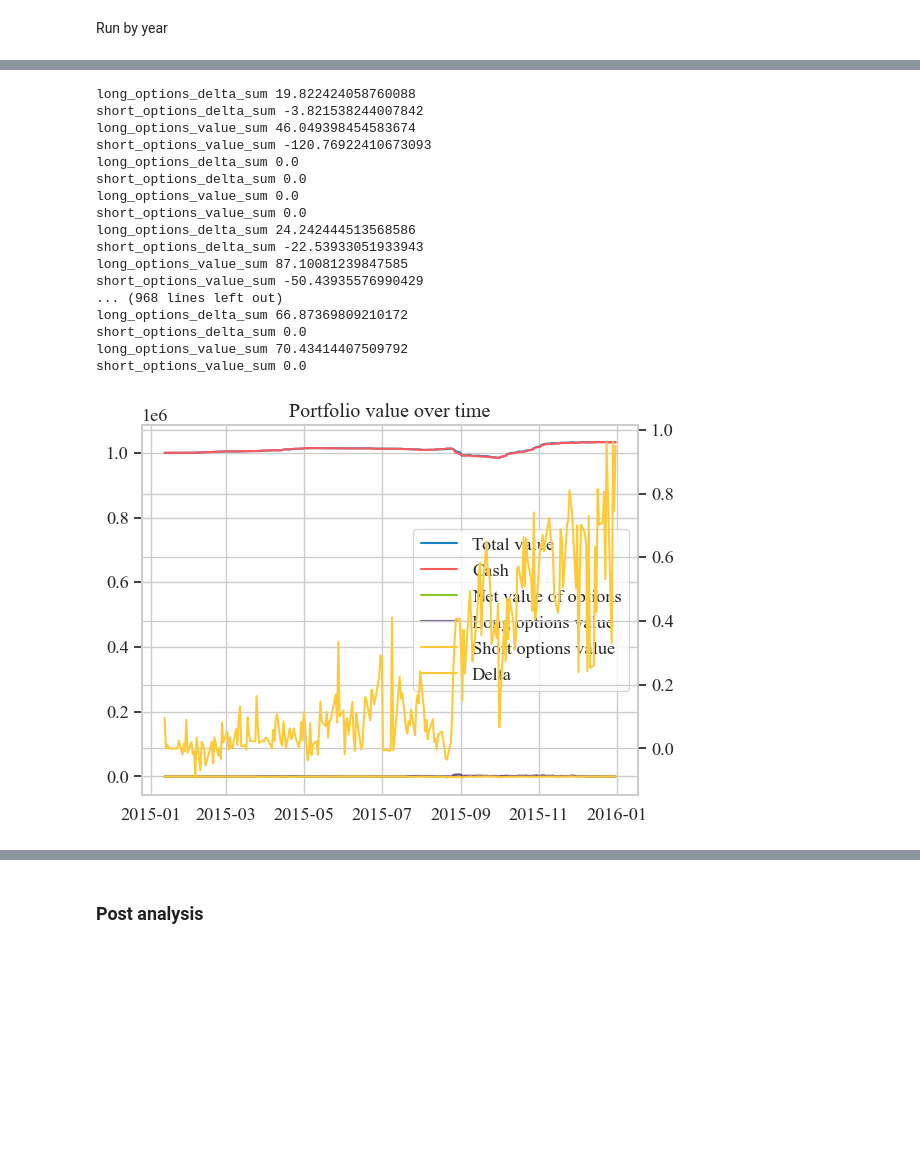
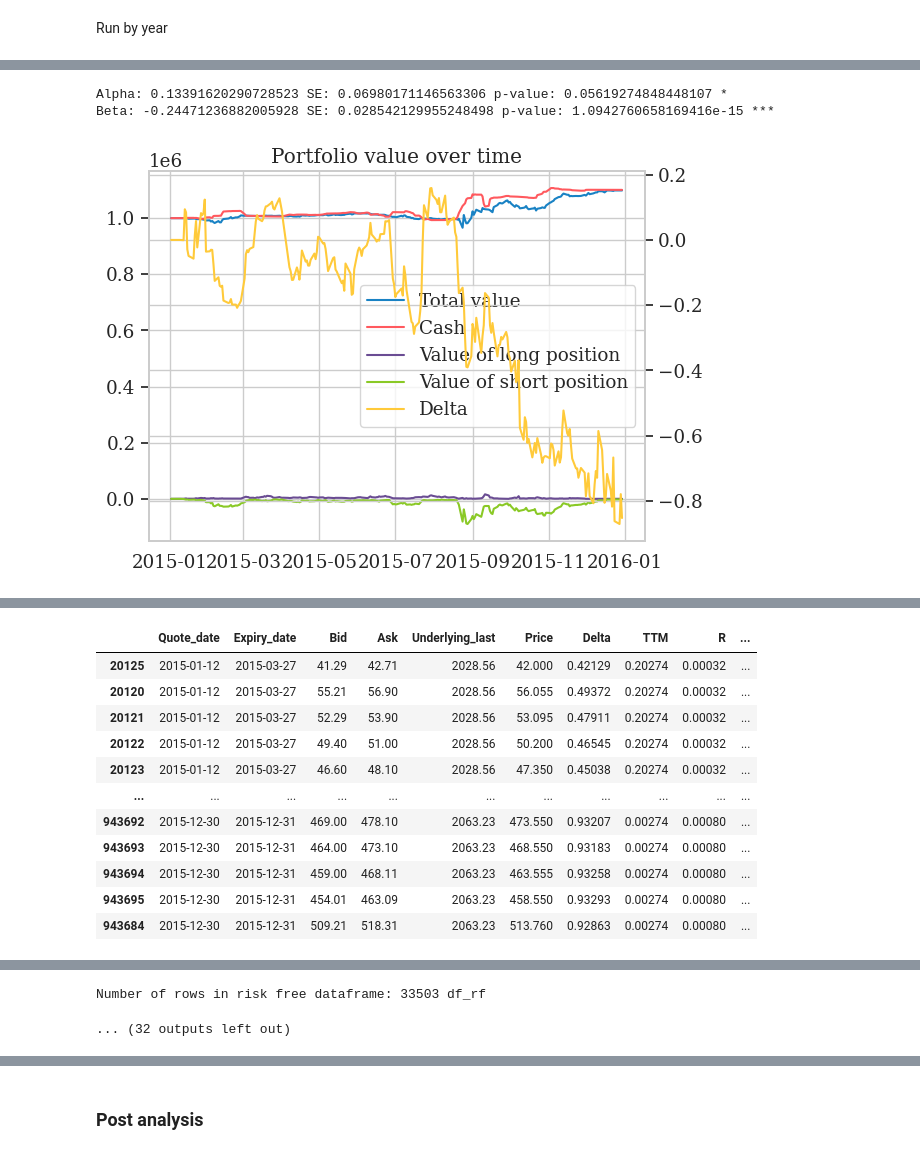
Before and after one commit to erlend-rygg/deep-learning-for-option-pricing, a Jupyter notebook: results_analysis/backtesting/backtesting_v15.ipynb, the cells around one changed output, grey strips where cells are left out. Saved outputs shown, nothing was run; the diff lists cells and outputs as text; code cells hidden in the pictures; blank space fills up the shorter version.

```diff
--- a/results_analysis/backtesting/backtesting_v15.ipynb
+++ b/results_analysis/backtesting/backtesting_v15.ipynb
@@ -103,3 +103,8 @@ print(len(df))
+# %%
+df_combined = pd.merge(df_options, df, how='left', on=['Quote_date', 'Expiry_date', 'Strike', 'Option_ID'])
+# Keep only Quote_date, expiry_date, Bid, Ask, Underlying_last and Option_ID from df_options and only the Prediction column from df
+df_combined = df_combined[['Quote_date', 'Expiry_date', 'Bid_x', 'Ask_x', 'Underlying_last_x', "Price_x", "Delta_x", "TTM_x", "R_x", 'Option_ID', 'Prediction']]
+df_combined = df_combined.rename(columns={'Bid_x': 'Bid', 'Ask_x': 'Ask', 'Underlying_last_x': 'Underlying_last', 'Price_x': 'Price', 'Delta_x': 'Delta', 'TTM_x': 'TTM', 'R_x': 'R'})
 # %% [markdown]
 # Trading functions
 # %%
@@ -142,7 +147,7 @@ def trader(df, buy_signal, sell_signal, starting_balance, price_cap_lower, inves
         position = position_dict[row['Option_ID']]
 
         # If price below cap, do nothing
-        if row["Price"] < price_cap_lower:
+        if row["Bid"] < price_cap_lower:
             row["Position_this_opt"] = position
             row["Balance"] = balance
             position_dict[row['Option_ID']] = position
@@ -156,7 +161,7 @@ def trader(df, buy_signal, sell_signal, starting_balance, price_cap_lower, inves
             net_ratio = (number_of_long_positions - number_of_short_positions) / (number_of_long_positions + number_of_short_positions)
 
         # Buy
-        if row['Signal'] == 1 and position <= 0 and row["Quote_date"] != row["Expiry_date"] and balance > 100 and net_ratio < long_short_ratio and row["Ask"] != 0:
+        if row['Signal'] == 1 and position <= 0 and row["Quote_date"] != row["Expiry_date"] and balance > 100 and net_ratio < long_short_ratio and row["Ask"] != 0 and row["Prediction"] != np.nan:
             amount_to_invest = balance * investment_ratio
             if amount_to_invest <= balance:
                 balance -= amount_to_invest * (1 + fee)
@@ -165,7 +170,7 @@ def trader(df, buy_signal, sell_signal, starting_balance, price_cap_lower, inves
                 entry_prices[row['Option_ID']] = row['Ask']
 
         # Sell
-        elif row['Signal'] == -1 and position >= 0 and row["Quote_date"] != row["Expiry_date"] and balance > 100 and net_ratio > -long_short_ratio and row["Bid"] != 0:
+        elif row['Signal'] == -1 and position >= 0 and row["Quote_date"] != row["Expiry_date"] and balance > 100 and net_ratio > -long_short_ratio and row["Bid"] != 0 and row["Prediction"] != np.nan:
             amount_to_sell = balance * investment_ratio
             balance += amount_to_sell * (1 - fee)
             position -= amount_to_sell / row['Bid']
@@ -274,13 +299,0 @@ def sharpe_ratio_monthly(df):
-# %%
-def sortino_ratio(df):
-    df_sharpe = df.copy()
-    # Make dataframe with 1M risk free rate
-
-    df_rf = df_sharpe.loc[(df_sharpe["TTM"] >= 28) & (df_sharpe["TTM"] <= 32)]  # Get the rows with TTM close to one month
-    df_rf = df_rf.groupby('Quote_date').last()["R"]
-
-    df_group = df.groupby('Quote_date').last()
-    df_group['Excess_Returns'] = df_group['Total_value'].pct_change() - df_rf / 252
-
-    sortino_ratio = np.sqrt(252) * (df_group["Excess_Returns"].mean() / df_group.loc[df_group["Excess_Returns"] < 0, "Excess_Returns"].std())
-    return sortino_ratio
@@ -397,11 +462,11 @@ Run by year
 if run_optimizing == False:
     # Initialize an empty DataFrame to store the results
     results = pd.DataFrame(columns=["Year", "Starting balance", "Ending balance", "Profit", "Profit per trade", "Profit per trading day",
-                                    "Sharpe ratio", "Sortino ratio", "CAPM alpha", "Annualized return in percent", "Max drawdown"])
+                                    "Sharpe ratio", "Sortino ratio", "Annualized return in percent", "Max drawdown", "CAPM alpha", "CAPM beta", "CAPM alpha p-value", "CAPM beta p-value"])
 
     # Get the list of years present in the data
-    df['Quote_date'] = pd.to_datetime(df['Quote_date'])
-    years = df['Quote_date'].dt.year.unique()
+    df_combined['Quote_date'] = pd.to_datetime(df_combined['Quote_date'])
+    years = df_combined['Quote_date'].dt.year.unique()
 
     # Sort the years
     years.sort()
@@ -409,7 +474,7 @@ if run_optimizing == False:
     total_dataframe_for_analysis = pd.DataFrame()
     # Iterate over each year
     for year in years:
-        df_year = df[df['Quote_date'].dt.year == year].copy()
+        df_year = df_combined[df_combined['Quote_date'].dt.year == year].copy()
 
         if not df_year.empty:
             # Execute operations
@@ -426,50 +491,44 @@ if run_optimizing == False:
             trading_days = df_year['Quote_date'].unique().shape[0] - 1
             profit_per_day = profit / trading_days
             num_days = (df_year['Quote_date'].max() - df_year['Quote_date'].min()).days
 
             annualized_return = ((ending_balance / starting_balance)**(365/num_days) - 1)*100
 
+            alpha, beta, alpha_std_err, beta_std_err, alpha_p_value, beta_p_value = capm(df_year)
+
             plot(df_year)
+
+            # Print number of nan values
+            # Drop all rows with nan values
+            df_year = df_year.dropna()
             # Create a DataFrame for this year's metrics
             year_metrics = pd.DataFrame({
                 "Year": [year],
                 "Starting balance": [starting_balance],
                 "Ending balance": [ending_balance.round(0)],
                 "Profit": [profit.round(0)],
                 "Profit per trade": [profit_per_trade.round(2)],
                 "Profit per trading day": [profit_per_day.round(2)],
                 "Sharpe ratio": [sharpe_ratio(df_year).round(2)],
                 "Sortino ratio": [sortino_ratio(df_year).round(2)],
-                "CAPM alpha": [capm_alpha(df_year).round(2)],
                 "Annualized return in percent": [annualized_return.round(2)],
-                "Max drawdown": [max_drawdown(df_year).round(2)]
+                "Max drawdown": [max_drawdown(df_year).round(2)],
+                "CAPM alpha": [alpha.round(2)],
+                "CAPM beta": [beta.round(2)],
+                "CAPM alpha p-value": [alpha_p_value.round(2)],
+                "CAPM beta p-value": [beta_p_value.round(2)]
             })
             # Add metrics to the results DataFrame
             results = pd.concat([results, year_metrics])
 
             total_dataframe_for_analysis = pd.concat([total_dataframe_for_analysis, df_year])
 
     # Reset index of the results DataFrame
     results.reset_index(drop=True, inplace=True)
 
     # Print the results DataFrame
     display(results)
 # %% [output]
-long_options_delta_sum 19.822424058760088
-short_options_delta_sum -3.821538244007842
-long_options_value_sum 46.049398454583674
-short_options_value_sum -120.76922410673093
-long_options_delta_sum 0.0
-short_options_delta_sum 0.0
-long_options_value_sum 0.0
-short_options_value_sum 0.0
-long_options_delta_sum 24.242444513568586
-short_options_delta_sum -22.53933051933943
-long_options_value_sum 87.10081239847585
-short_options_value_sum -50.43935576990429
-... (968 lines left out)
-long_options_delta_sum 66.87369809210172
-short_options_delta_sum 0.0
-long_options_value_sum 70.43414407509792
-short_options_value_sum 0.0
+Alpha: 0.13391620290728523 SE: 0.06980171146563306 p-value: 0.05619274848448107 *
+Beta: -0.24471236882005928 SE: 0.028542129955248498 p-value: 1.0942760658169416e-15 ***
-[figure, old version]
+[figure, new version]
@@ -493,0 +536,12 @@ short_options_value_sum 0.0
+|  | Quote_date | Expiry_date | Bid | Ask | Underlying_last | Price | Delta | TTM | R | ... |
+| 20125 | 2015-01-12 | 2015-03-27 | 41.29 | 42.71 | 2028.56 | 42.000 | 0.42129 | 0.20274 | 0.00032 | ... |
+| 20120 | 2015-01-12 | 2015-03-27 | 55.21 | 56.90 | 2028.56 | 56.055 | 0.49372 | 0.20274 | 0.00032 | ... |
+| 20121 | 2015-01-12 | 2015-03-27 | 52.29 | 53.90 | 2028.56 | 53.095 | 0.47911 | 0.20274 | 0.00032 | ... |
+| 20122 | 2015-01-12 | 2015-03-27 | 49.40 | 51.00 | 2028.56 | 50.200 | 0.46545 | 0.20274 | 0.00032 | ... |
+| 20123 | 2015-01-12 | 2015-03-27 | 46.60 | 48.10 | 2028.56 | 47.350 | 0.45038 | 0.20274 | 0.00032 | ... |
+| ... | ... | ... | ... | ... | ... | ... | ... | ... | ... | ... |
+| 943692 | 2015-12-30 | 2015-12-31 | 469.00 | 478.10 | 2063.23 | 473.550 | 0.93207 | 0.00274 | 0.00080 | ... |
+| 943693 | 2015-12-30 | 2015-12-31 | 464.00 | 473.10 | 2063.23 | 468.550 | 0.93183 | 0.00274 | 0.00080 | ... |
+| 943694 | 2015-12-30 | 2015-12-31 | 459.00 | 468.11 | 2063.23 | 463.555 | 0.93258 | 0.00274 | 0.00080 | ... |
+| 943695 | 2015-12-30 | 2015-12-31 | 454.01 | 463.09 | 2063.23 | 458.550 | 0.93293 | 0.00274 | 0.00080 | ... |
+| 943684 | 2015-12-30 | 2015-12-31 | 509.21 | 518.31 | 2063.23 | 513.760 | 0.92863 | 0.00274 | 0.00080 | ... |
@@ -583,0 +582,2 @@ short_options_value_sum 0.0
+Number of rows in risk free dataframe: 33503 df_rf
+... (32 outputs left out)
```
Also changed, not shown: parts of 22 cells of this notebook, 15 other files.
